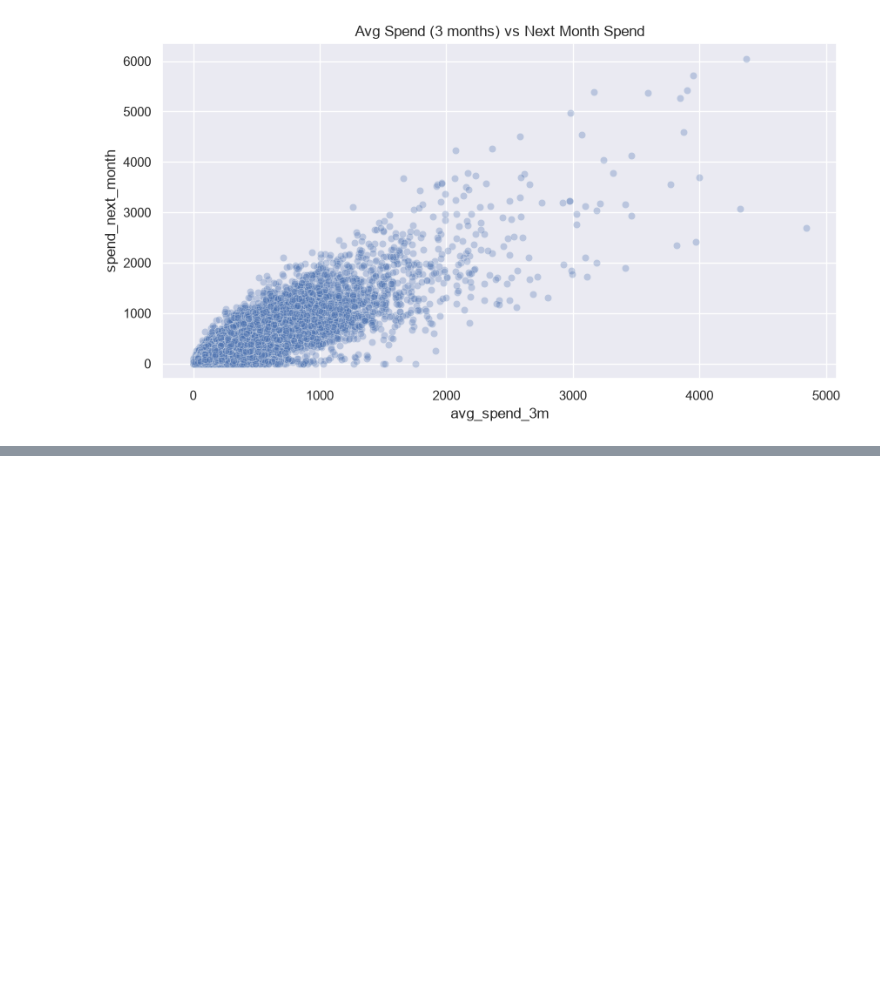
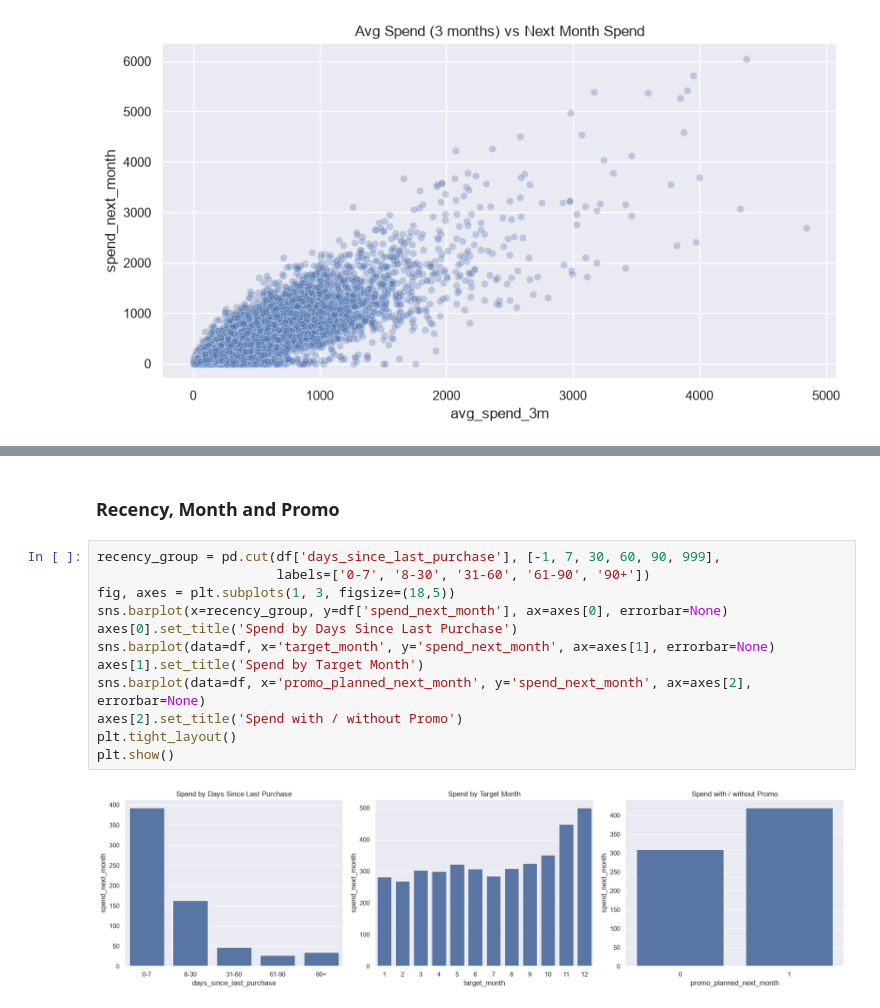
Before and after one commit to arkadeycns/cosmo, a Jupyter notebook: 02_eda.ipynb, the cells around one changed output, grey strips where cells are left out. Cells and saved outputs as stored; diff of their text form; blank space fills up the shorter version.

```diff
--- a/02_eda.ipynb
+++ b/02_eda.ipynb
@@ -62,0 +73,16 @@ plt.show()
+# %% [markdown]
+### Recency, Month and Promo
+# %%
+recency_group = pd.cut(df['days_since_last_purchase'], [-1, 7, 30, 60, 90, 999],
+                       labels=['0-7', '8-30', '31-60', '61-90', '90+'])
+fig, axes = plt.subplots(1, 3, figsize=(18,5))
+sns.barplot(x=recency_group, y=df['spend_next_month'], ax=axes[0], errorbar=None)
+axes[0].set_title('Spend by Days Since Last Purchase')
+sns.barplot(data=df, x='target_month', y='spend_next_month', ax=axes[1], errorbar=None)
+axes[1].set_title('Spend by Target Month')
+sns.barplot(data=df, x='promo_planned_next_month', y='spend_next_month', ax=axes[2], errorbar=None)
+axes[2].set_title('Spend with / without Promo')
+plt.tight_layout()
+plt.show()
+# %% [output]
+[figure, added]
```
Also changed, not shown: parts of 3 cells of this notebook.
